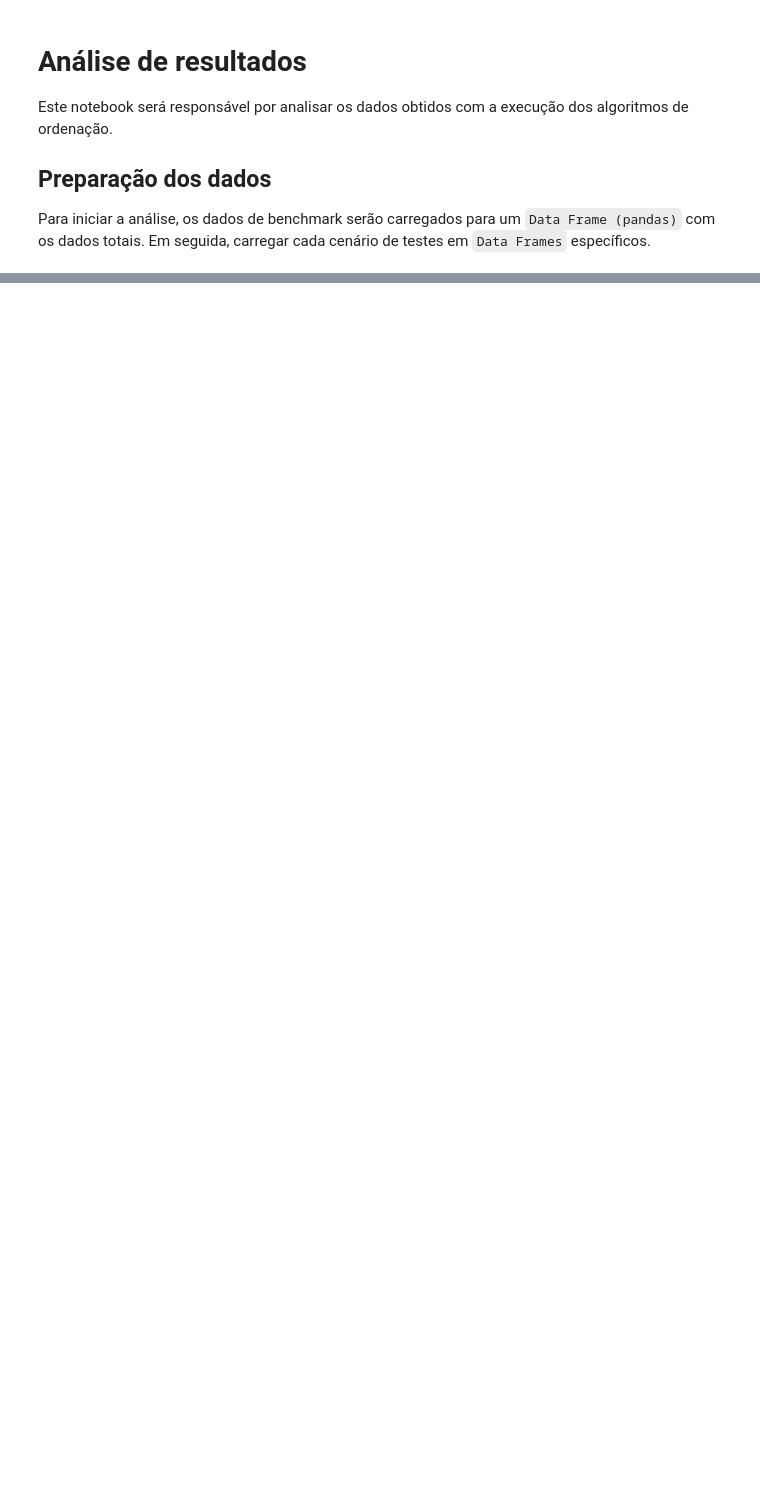
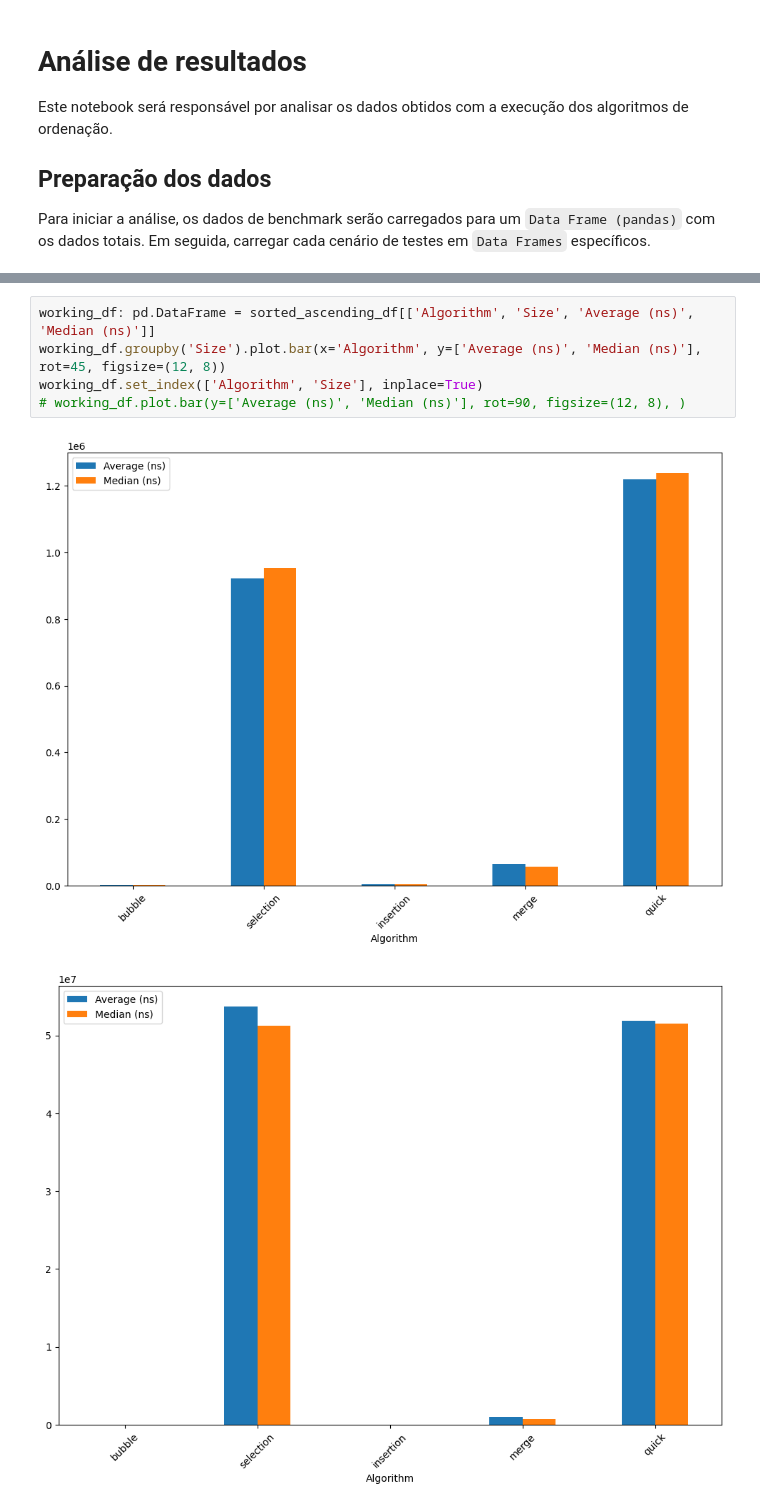
Before and after one commit to olucasaguiar/projeto-metodos-de-ordenacao, a Jupyter notebook: app/projeto_algoritmos_de_ordenacao.ipynb, the cells around one changed output, grey strips where cells are left out. Cells and saved outputs as stored; diff of their text form; blank space fills up the shorter version.

```diff
--- a/app/projeto_algoritmos_de_ordenacao.ipynb
+++ b/app/projeto_algoritmos_de_ordenacao.ipynb
@@ -24,0 +45,8 @@ Tipos de amostras: ['sorted_ascending' 'sorted_descending' 'random_shuffled']
+# %%
+working_df: pd.DataFrame = sorted_ascending_df[['Algorithm', 'Size', 'Average (ns)', 'Median (ns)']]
+working_df.groupby('Size').plot.bar(x='Algorithm', y=['Average (ns)', 'Median (ns)'], rot=45, figsize=(12, 8))
+working_df.set_index(['Algorithm', 'Size'], inplace=True)
+# working_df.plot.bar(y=['Average (ns)', 'Median (ns)'], rot=90, figsize=(12, 8), )
+# %% [output]
+[figure, added]
+[figure, added]
```
Also changed, not shown: parts of 3 cells of this notebook, 3 other files.
